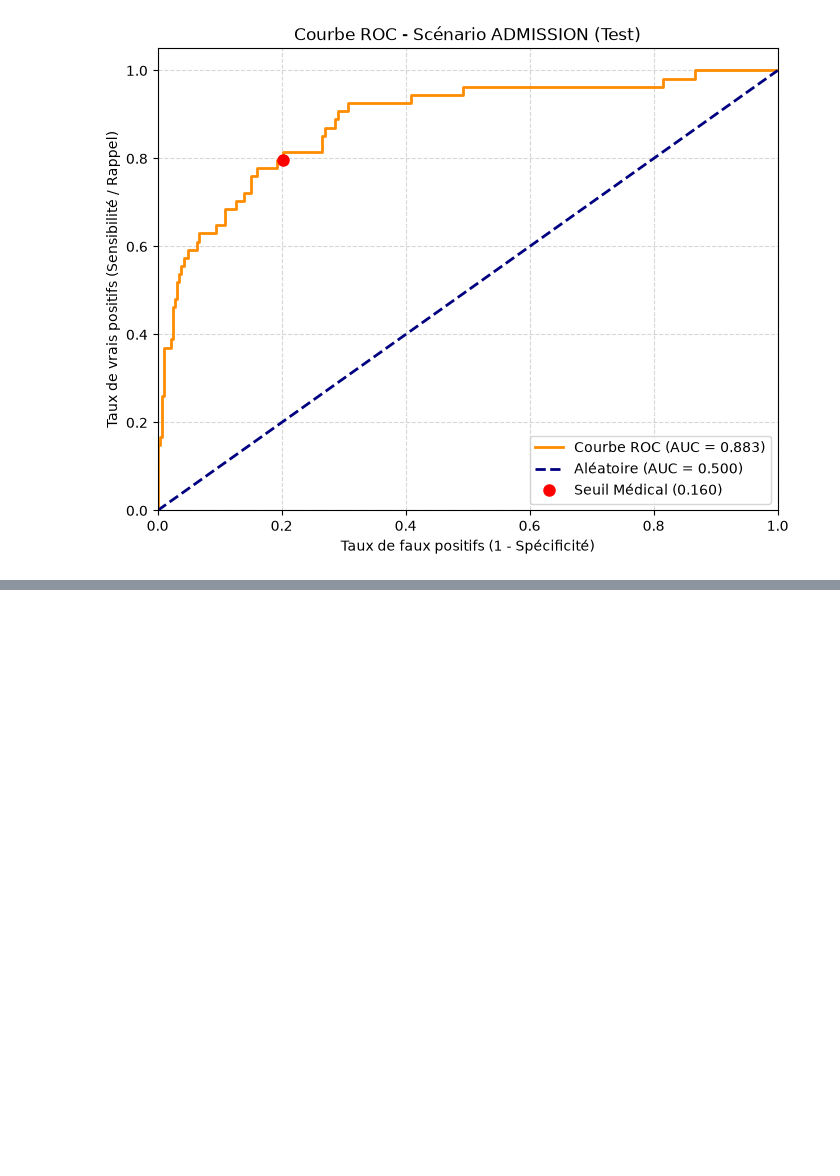
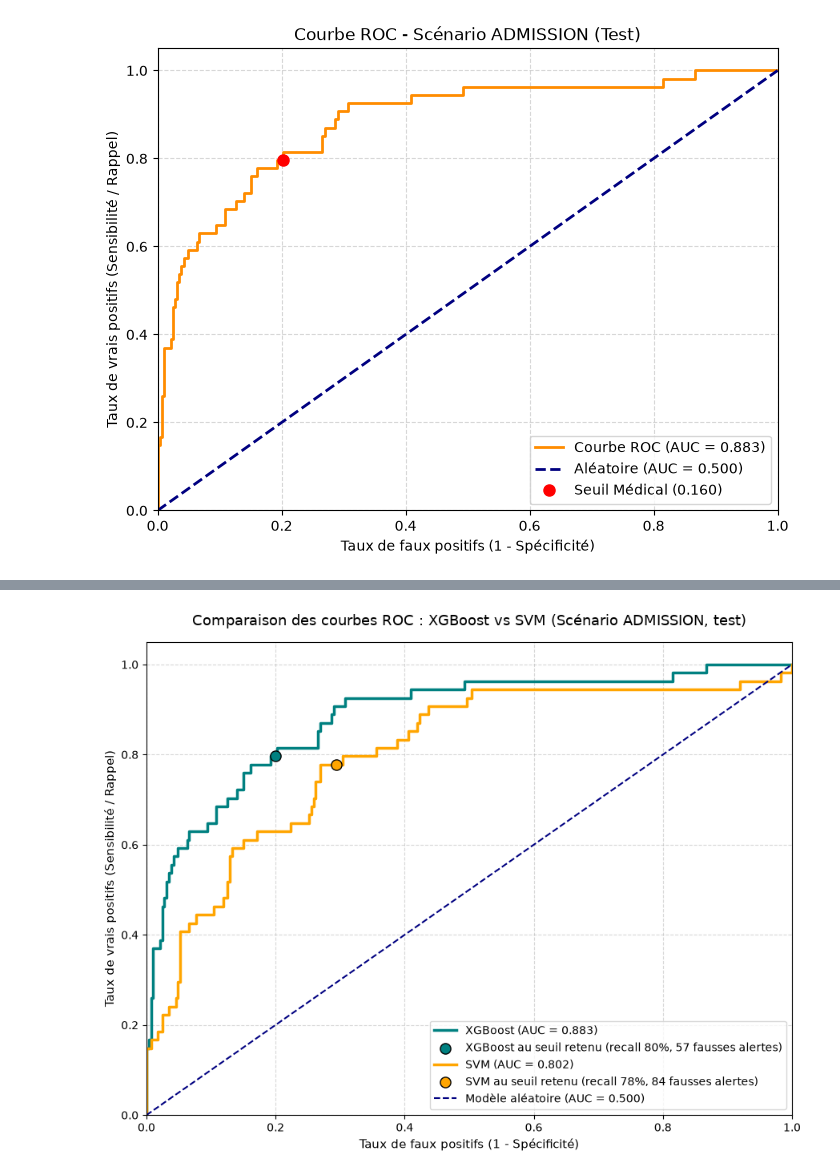
Before and after one commit to maximgasnier/be_ClinTrajan, a Jupyter notebook: notebook_ClinTrajan_VF.ipynb, the cells around one changed output, grey strips where cells are left out. Saved outputs shown, nothing was run; the diff lists cells and outputs as text; code cells hidden in the pictures; blank space fills up the shorter version.

```diff
--- a/notebook_ClinTrajan_VF.ipynb
+++ b/notebook_ClinTrajan_VF.ipynb
@@ -993,0 +1125,30 @@ plt.show()
+# %%
+modeles = [
+    ("XGBoost", y_proba_test,    y_pred_medical, "teal"),
+    ("SVM",     scores_svm_test, y_pred_svm,     "orange"),
+]
+
+plt.figure(figsize=(9, 7))
+for nom, scores, pred, couleur in modeles:
+    fpr, tpr, _ = roc_curve(y_test, scores)
+    auc = roc_auc_score(y_test, scores)
+    plt.plot(fpr, tpr, color=couleur, lw=2.5, label=f"{nom} (AUC = {auc:.3f})")
+
+    # Position réelle du modèle au seuil retenu
+    tn, fp, fn, tp = confusion_matrix(y_test, pred).ravel()
+    plt.scatter([fp / (fp + tn)], [tp / (tp + fn)], color=couleur, edgecolor="black", s=90, zorder=3,
+                label=f"{nom} au seuil retenu (recall {tp / (tp + fn):.0%}, {fp} fausses alertes)")
+
+plt.plot([0, 1], [0, 1], color="navy", lw=1.5, linestyle="--", label="Modèle aléatoire (AUC = 0.500)")
+
+plt.xlim([0.0, 1.0])
+plt.ylim([0.0, 1.05])
+plt.xlabel("Taux de faux positifs (1 - Spécificité)", fontsize=11)
+plt.ylabel("Taux de vrais positifs (Sensibilité / Rappel)", fontsize=11)
+plt.title("Comparaison des courbes ROC : XGBoost vs SVM (Scénario ADMISSION, test)", fontsize=13, pad=15)
+plt.legend(loc="lower right", fontsize=10)
+plt.grid(True, linestyle="--", alpha=0.5)
+plt.tight_layout()
+plt.show()
+# %% [output]
+[figure, added]
```
Also changed, not shown: parts of 16 cells of this notebook.
